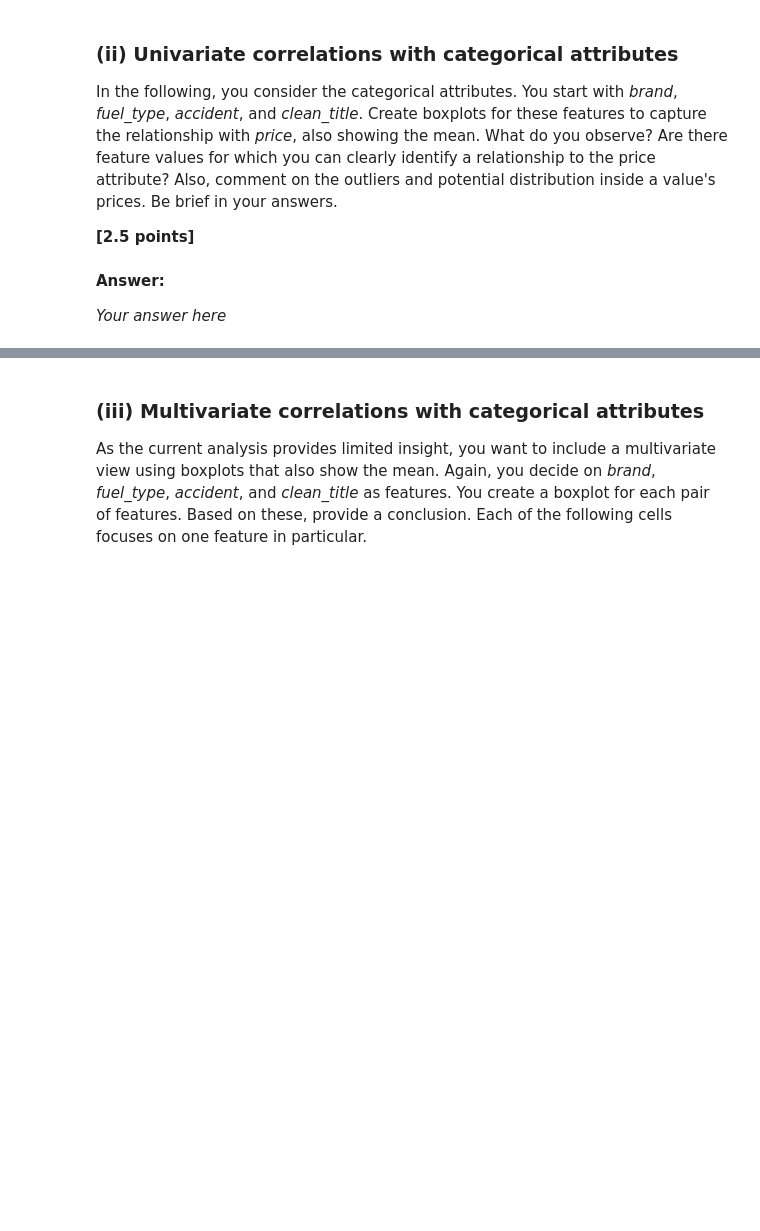
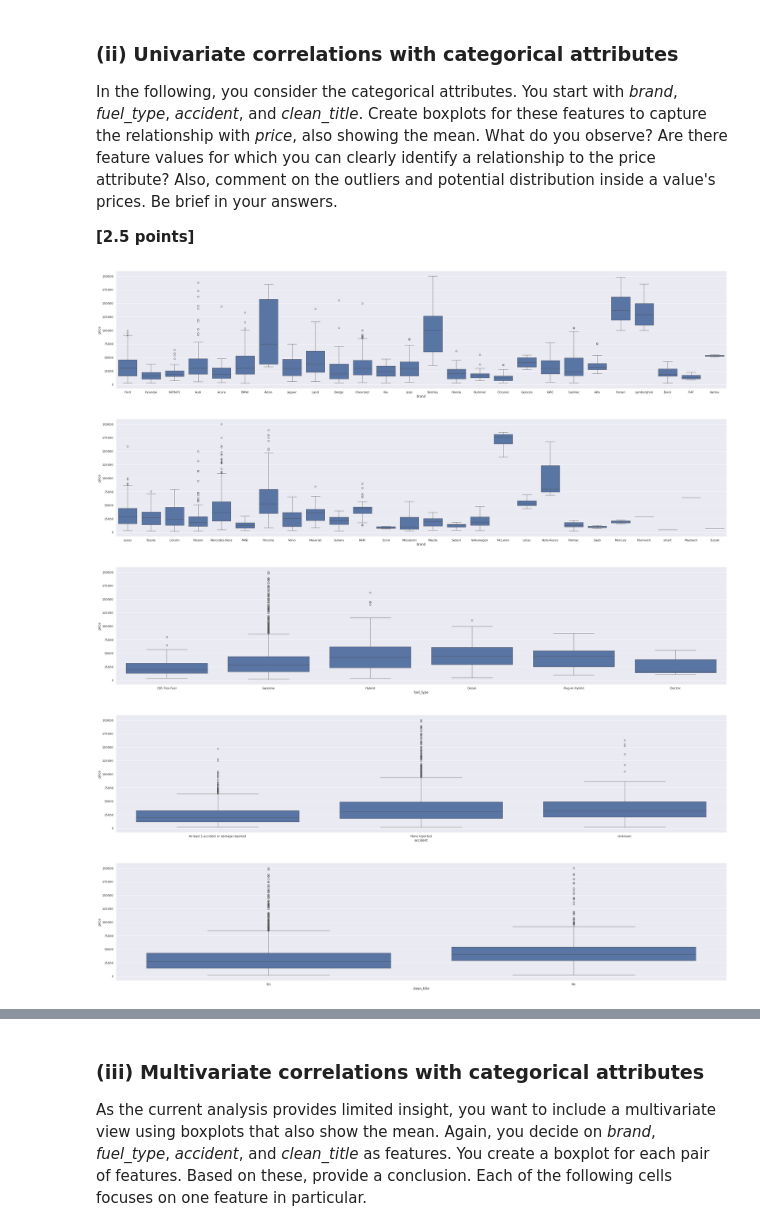
Before and after one commit to sillyduckyluck/IDS_Winning_team, a Jupyter notebook: Part_1/IDS_WS23_Assignment_part_1-student.ipynb, the cells around one changed output, grey strips where cells are left out. Cells and saved outputs as stored; diff of their text form; code cells hidden in the pictures; blank space fills up the shorter version.

```diff
--- a/Part_1/IDS_WS23_Assignment_part_1-student.ipynb
+++ b/Part_1/IDS_WS23_Assignment_part_1-student.ipynb
@@ -243,4 +289,23 @@ In the following, you consider the categorical attributes. You start with *brand
-# %% [markdown]
-**Answer:**
-
-*Your answer here*
+# %%
+import seaborn as sb
+sb.set(rc={'figure.figsize':(41.7,8.27)})
+half_length_of_brands = len(list(df.groupby(['brand'],observed = True).groups))/2
+first_half_of_df_brand= df.loc[df['brand'].isin(list(df.groupby(['brand'],observed = True).groups)[0:int(length_of_brands)])]
+second_half_of_df_brand= df.loc[df['brand'].isin(list(df.groupby(['brand'],observed = True).groups)[int(length_of_brands):])]
+sb.boxplot( x = 'brand',y = 'price', data = first_half_of_df_brand )
+plt.show()
+sb.boxplot( x = 'brand',y = 'price', data = second_half_of_df_brand )
+# display
+plt.show()
+sb.boxplot( x = 'fuel_type',y = 'price', data = df)
+plt.show()
+sb.boxplot( x = 'accident',y = 'price', data = df)
+plt.show()
+sb.boxplot( x = 'clean_title',y = 'price', data = df)
+plt.show()
+# %% [output]
+[figure, added]
+[figure, added]
+[figure, added]
+[figure, added]
+[figure, added]
```
Also changed, not shown: parts of 27 cells of this notebook.
